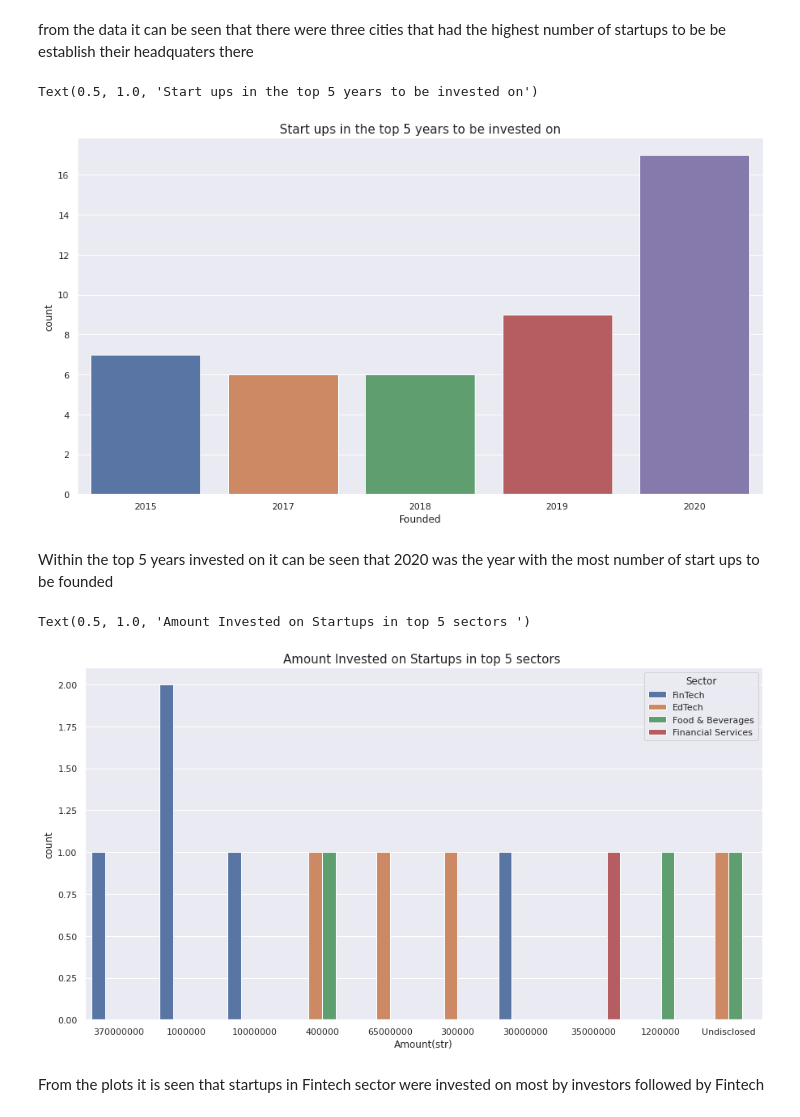
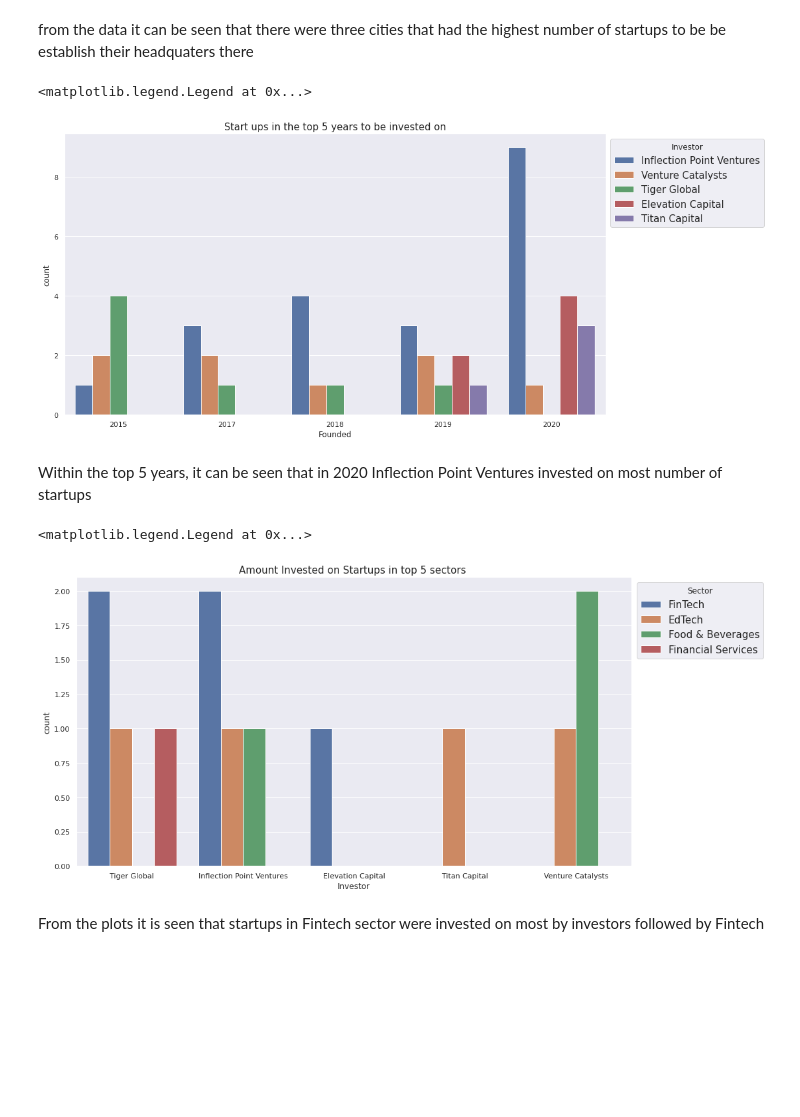
Before and after one commit to mungutiwilliam/Indian-Startups-dataset-analysis, a Jupyter notebook: Indian_Startups_Funding_&_Investors_analysis_(1).ipynb, the cells around one changed output. Drawn from its saved outputs; the diff is of its cells as text; code cells hidden in the pictures; blank space fills up the shorter version.

```diff
--- a/Indian_Startups_Funding_&_Investors_analysis_ (1).ipynb
+++ b/Indian_Startups_Funding_&_Investors_analysis_(1).ipynb
@@ -1891,22 +1908,24 @@ Text(0.5, 1.0, 'HeadQuarters of start ups in the top 5 sectors')
 # %% [markdown]
 from the data it can be seen that there were three cities that had the highest number of startups to be be establish their headquaters there
 # %%
-# the businesses that were invested on by the top 5 investors in the top 5 years where most startups were founded
+# the businesses that were invested on by the top 5 investors in the top 5 years most startups were founded
 
-sns.countplot(data = data[(data['Investor'].isin(top_5_investors)) & (data['Founded'].isin(top_5_years))] , x ='Founded')
+sns.countplot(hue= 'Investor',data = data[(data['Investor'].isin(top_5_investors)) & (data['Founded'].isin(top_5_years))] , x ='Founded')
 plt.title('Start ups in the top 5 years to be invested on', fontsize=15)
+plt.legend( fontsize = 15,title= 'Investor',bbox_to_anchor = (1,1))
 # %% [output]
-Text(0.5, 1.0, 'Start ups in the top 5 years to be invested on')
+<matplotlib.legend.Legend at 0x...>
-[figure, old version]
+[figure, new version]
 # %% [markdown]
-Within the top 5 years invested on it can be seen that 2020 was the year with the most number of start ups to be founded
+Within the top 5 years, it can be seen that in 2020 Inflection Point Ventures invested on most number of startups
 # %%
-# plot of Amount Invested on Startups in top 5 sector
-sns.countplot(hue='Sector',data = data[(data['Investor'].isin(top_5_investors))  & (data['Sector'].isin(top_5_sectors))] , x ='Amount(str)')
+# plot of top 5 sectors that were invested on by the top 5 investors
+sns.countplot(hue ='Sector',data = data[(data['Investor'].isin(top_5_investors))  & (data['Sector'].isin(top_5_sectors))] , x ='Investor')
 plt.title('Amount Invested on Startups in top 5 sectors ', fontsize=15)
+plt.legend( fontsize = 15,title= 'Sector',bbox_to_anchor = (1,1))
 # %% [output]
-Text(0.5, 1.0, 'Amount Invested on Startups in top 5 sectors ')
+<matplotlib.legend.Legend at 0x...>
-[figure, old version]
+[figure, new version]
 # %% [markdown]
 From the plots it is seen that startups in Fintech sector were invested on most by investors  followed by Fintech
 # %%
```
Also changed, not shown: parts of 77 cells of this notebook.
